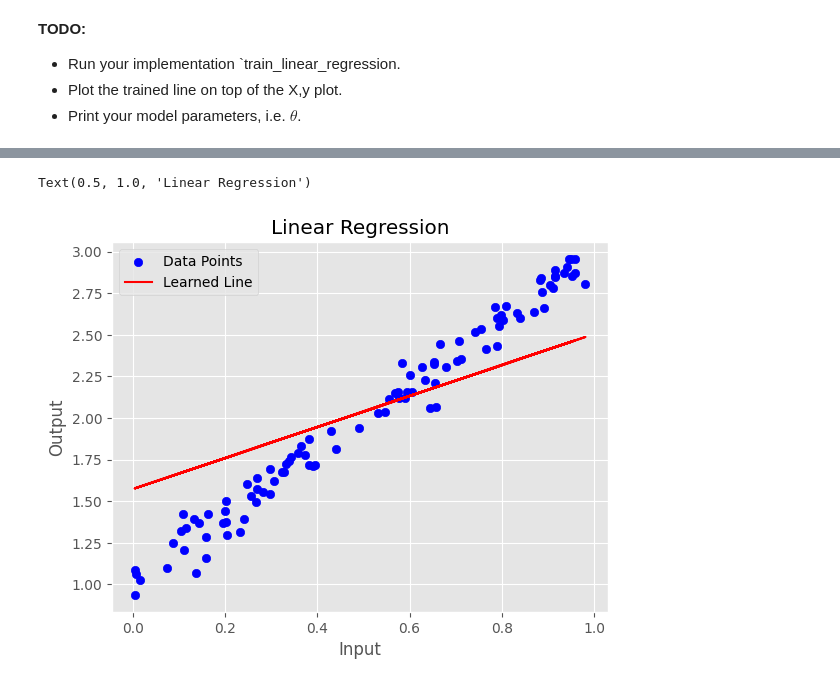
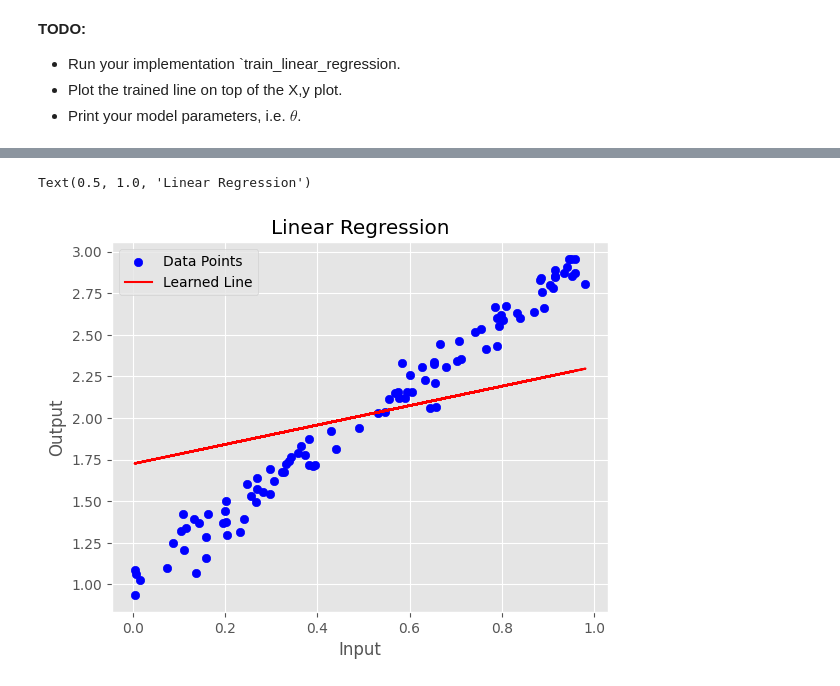
Before and after one commit to DattaAnnewsha/100-Days-of-RTL, a Jupyter notebook: Gradient_Descent.ipynb, the cells around one changed output, grey strips where cells are left out. Saved outputs shown, nothing was run; the diff lists cells and outputs as text; code cells hidden in the pictures.

```diff
--- a/Gradient_Descent.ipynb
+++ b/Gradient_Descent.ipynb
@@ -338,10 +236,8 @@ def gradient_descent(X, y, theta, learning_rate, num_iterations):
     """
     Perform gradient descent to optimize parameters for linear regression.
     """
-    # Number of samples
-    m = len(y)
 
-    # Lists to store the history of cost values and theta values for visualization
+ # Lists to store the history of cost values and theta values for visualization
     cost_history = []
     theta_history = []
 
@@ -353,7 +249,7 @@ def gradient_descent(X, y, theta, learning_rate, num_iterations):
         gradient = calculate_gradient(X, residuals)
 
         # Update theta
-        theta = theta - learning_rate * gradient
+        theta = theta - (learning_rate * gradient).reshape((2,1))
 
         # Calculate cost
         cost = calculate_cost(theta, X, y)
@@ -363,31 +259,6 @@ def gradient_descent(X, y, theta, learning_rate, num_iterations):
         theta_history.append(theta)
 
     return theta, cost_history, theta_history
-# %%
-def gradient_descent(X, y, theta, learning_rate, num_iterations):
-    """
-    Perform gradient descent to optimize parameters for linear regression.
-
-    Parameters:
-    - X (numpy.ndarray): Feature matrix of shape (num_samples, num_features).
-                         Each row represents a sample, and each column represents a feature.
-                         The first column should be filled with ones for the intercept term.
-                         Example:
-                         [[1, feature_1_sample_1, feature_2_sample_1],
-                          [1, feature_1_sample_2, feature_2_sample_2],
-                          ...
-                          [1, feature_1_sample_n, feature_2_sample_n]]
-    - y (numpy.ndarray): Target values of shape (num_samples,).
-    - theta (numpy.ndarray): Initial parameter vector of shape (num_features,).
-    - learning_rate (float): Learning rate for gradient descent.
-    - num_iterations (int): Number of iterations for gradient descent.
-
-    Returns:
-    - theta (numpy.ndarray): Optimized parameter vector.
-    - cost_history (list): List of cost values over iterations.
-    - theta_history (list): List of parameter vectors over iterations.
-    """
-    return None
 # %% [markdown]
 **TODO** In the next cell, run the GD implementation, store the cost for each iteration and plot the cost vs. iterations.
 # %%
@@ -1118,7 +903,7 @@ OrderedDict([('linear.weight', tensor([[1.9538]])), ('linear.bias', tensor([1.02
 # %%
 X_tensor = torch.tensor(X, dtype=torch.float32)
 y_tensor = torch.tensor(y, dtype=torch.float32)
-trained_model = train_linear_regression(X_tensor, y_tensor, learning_rate=learning_rate, num_epochs=2000)
+trained_model = train_linear_regression(X_tensor, y_tensor, optimizer_type='Adam', learning_rate=learning_rate, num_epochs=2000)
 
 # Print the model parameters
 weight, bias = trained_model.linear.weight[0].data[0], trained_model.linear.bias.data[0]
@@ -1161,2 +946,2 @@ bias) = 1.5730401277542114
 Text(0.5, 1.0, 'Linear Regression')
-[figure, old version]
+[figure, new version]
```
Also changed, not shown: parts of 17 cells of this notebook.
